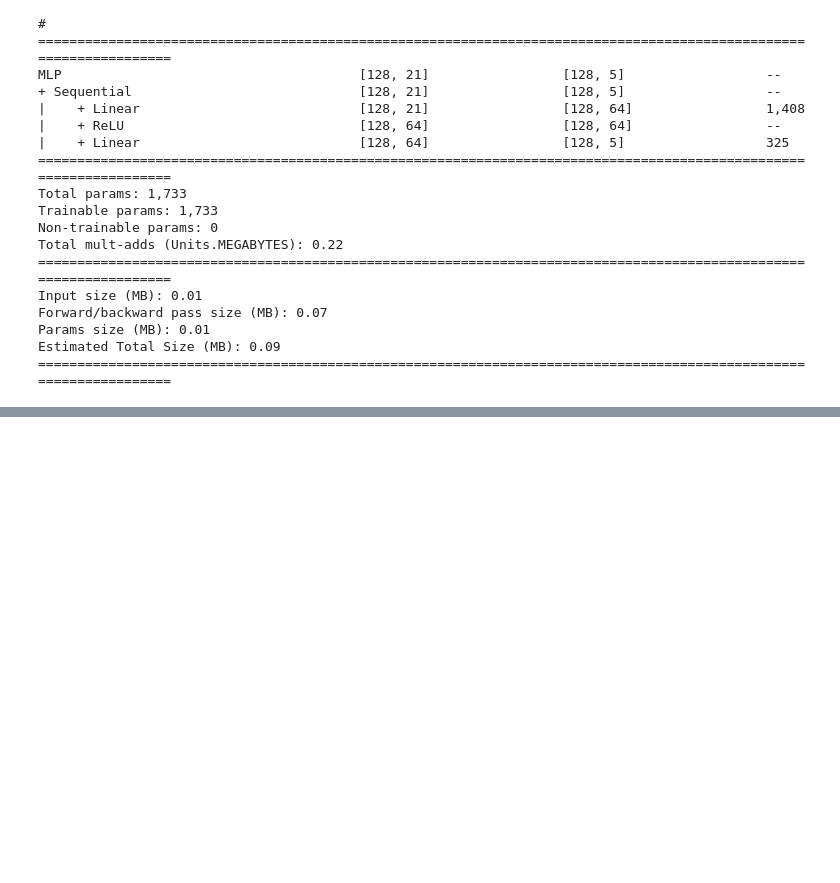
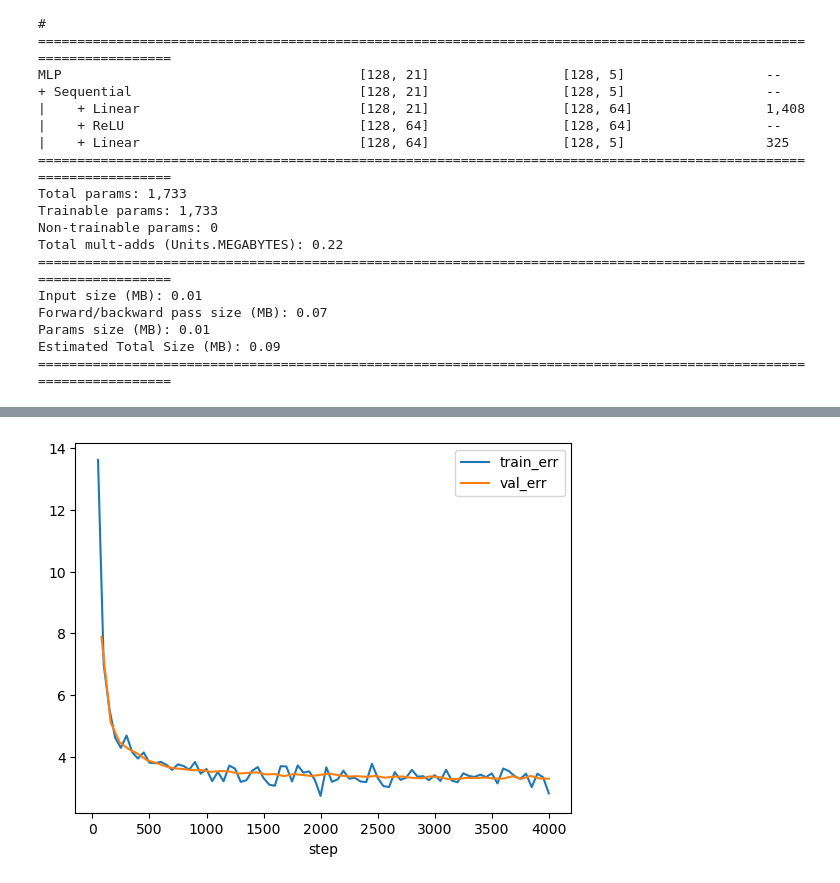
Before and after one commit to TreeLeef/nhl-performance-forecasting, a Jupyter notebook: worksheet.ipynb, the cells around one changed output, grey strips where cells are left out. Cells and saved outputs as stored; diff of their text form; code cells hidden in the pictures; blank space fills up the shorter version.

```diff
--- a/worksheet.ipynb
+++ b/worksheet.ipynb
@@ -670,0 +872,4 @@ show_metrics('MLP')
+# %%
+show_metrics('LSTM')
+# %% [output]
+[figure, added]
```
Also changed, not shown: parts of 22 cells of this notebook.
